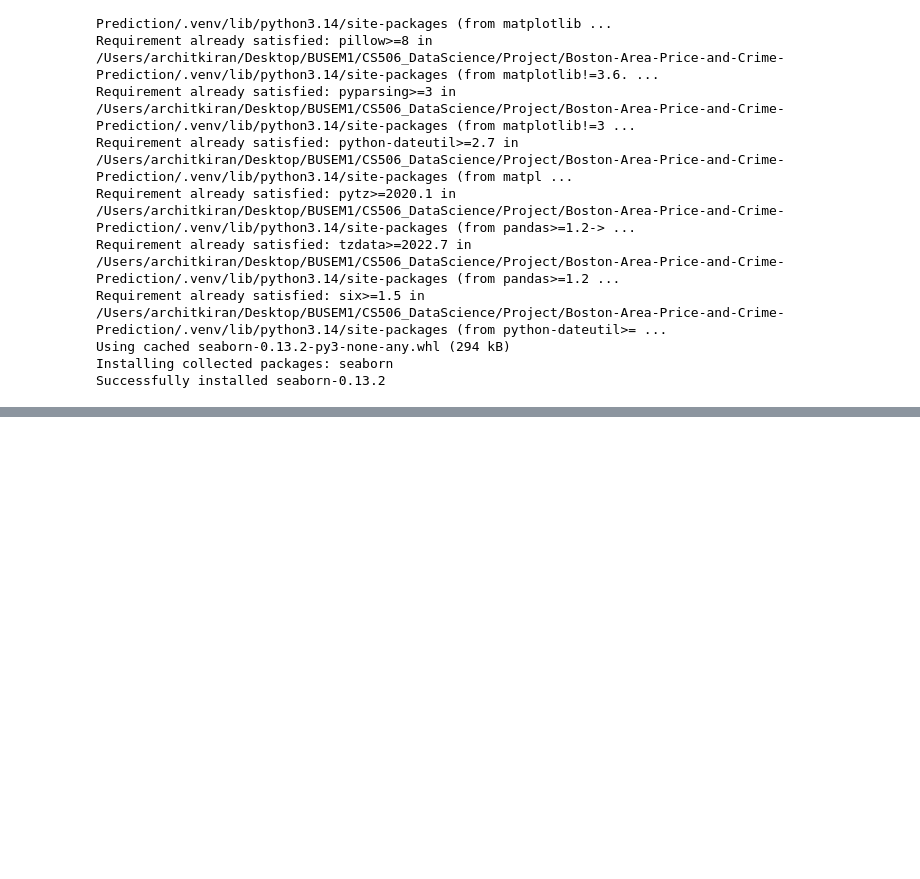
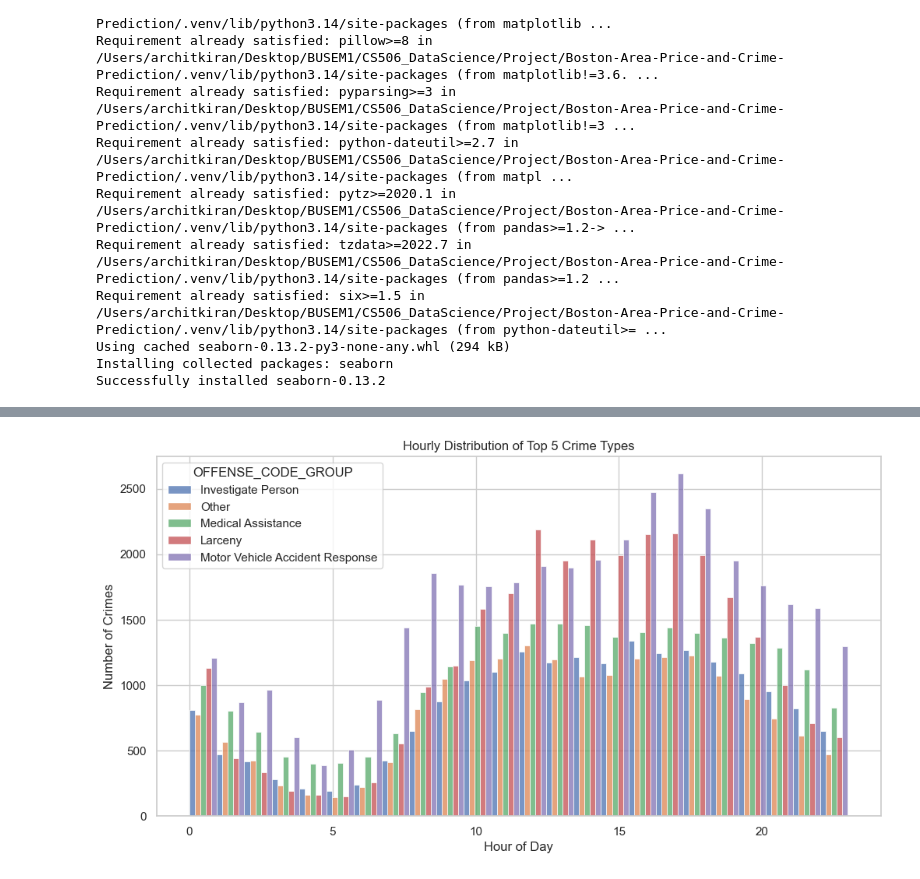
Before and after one commit to HarshaBeth/Boston-Area-Price-and-Crime-Prediction, a Jupyter notebook: backend/notebooks/model1.ipynb, the cells around one changed output, grey strips where cells are left out. Saved outputs shown, nothing was run; the diff lists cells and outputs as text; code cells hidden in the pictures; blank space fills up the shorter version.

```diff
--- a/backend/notebooks/model1.ipynb
+++ b/backend/notebooks/model1.ipynb
@@ -484,0 +274,18 @@ plt.show()
+# %%
+merged = predict_offense_time_df.join(predict_offense_df["OFFENSE_CODE_GROUP"])
+top_types = merged["OFFENSE_CODE_GROUP"].value_counts().head(5).index
+subset = merged[merged["OFFENSE_CODE_GROUP"].isin(top_types)]
+plt.figure(figsize=(12,6))
+sns.histplot(
+    data=subset,
+    x="HOUR",
+    hue="OFFENSE_CODE_GROUP",
+    multiple="dodge",
+    bins=24
+)
+plt.title("Hourly Distribution of Top 5 Crime Types")
+plt.xlabel("Hour of Day")
+plt.ylabel("Number of Crimes")
+plt.show()
+# %% [output]
+[figure, added]
```
Also changed, not shown: parts of 18 cells of this notebook.
